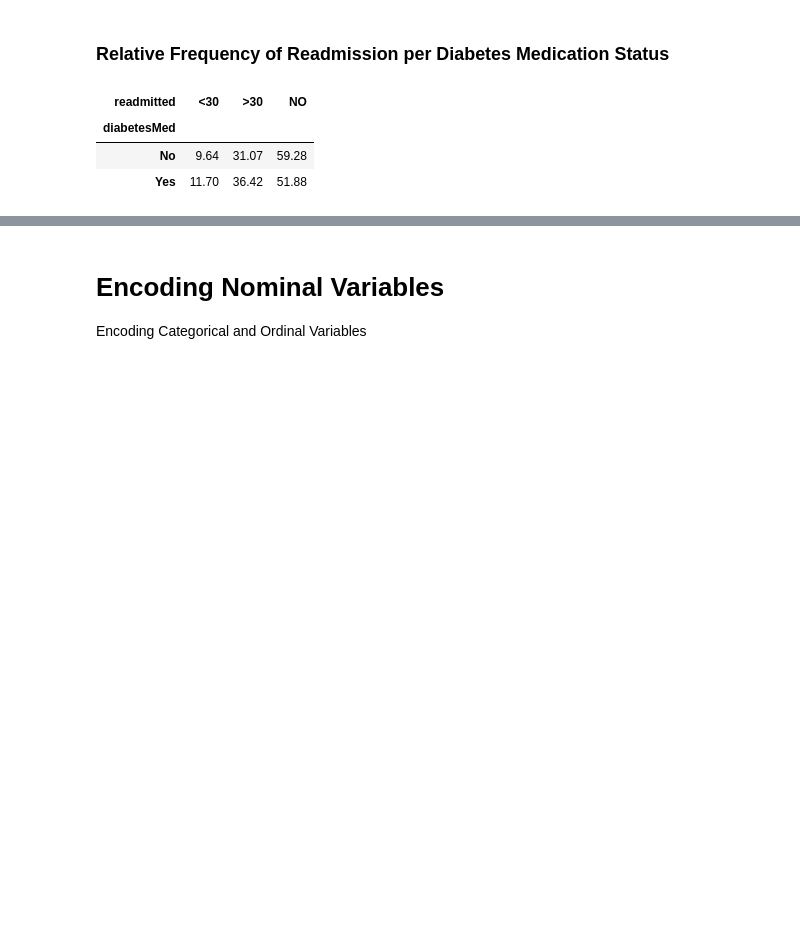
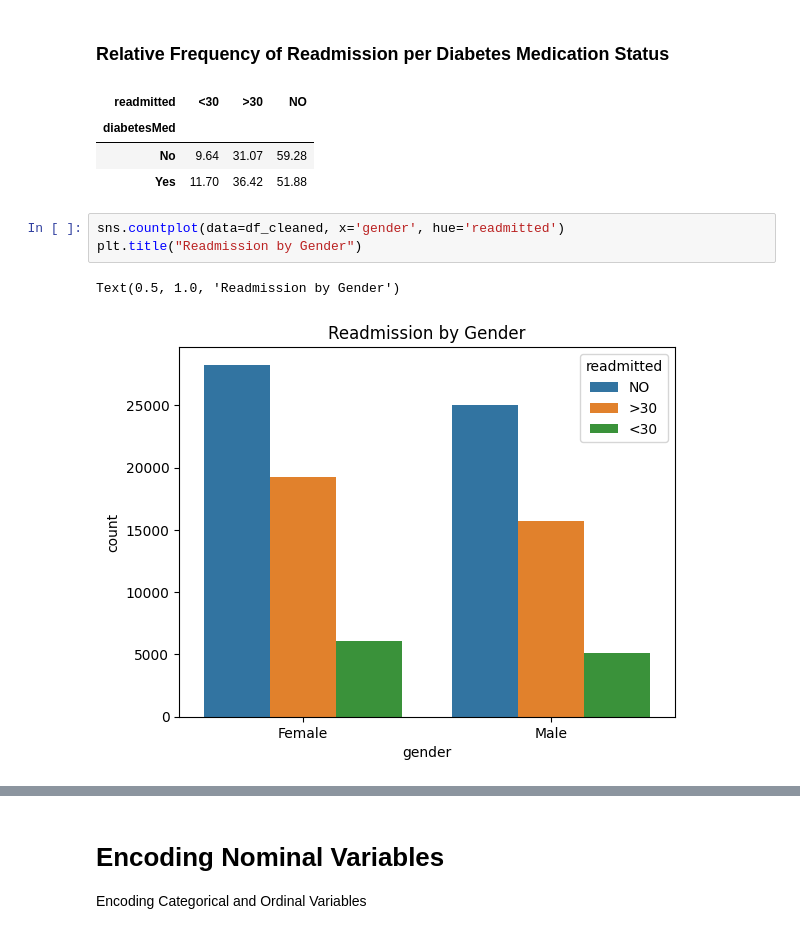
Before and after one commit to hcarrusca/diabetic_patient_trend, a Jupyter notebook: Residence_Project.ipynb, the cells around one changed output, grey strips where cells are left out. Saved outputs shown, nothing was run; the diff lists cells and outputs as text; blank space fills up the shorter version.

```diff
--- a/Residence_Project.ipynb
+++ b/Residence_Project.ipynb
@@ -201,3 +201,9 @@ display(readmission_rel_freq_percent)
 | diabetesMed |  |  |  |
 | No | 9.64 | 31.07 | 59.28 |
 | Yes | 11.70 | 36.42 | 51.88 |
+# %%
+sns.countplot(data=df_cleaned, x='gender', hue='readmitted')
+plt.title("Readmission by Gender")
+# %% [output]
+Text(0.5, 1.0, 'Readmission by Gender')
+[figure, added]
```
Also changed, not shown: parts of 6 cells of this notebook.
